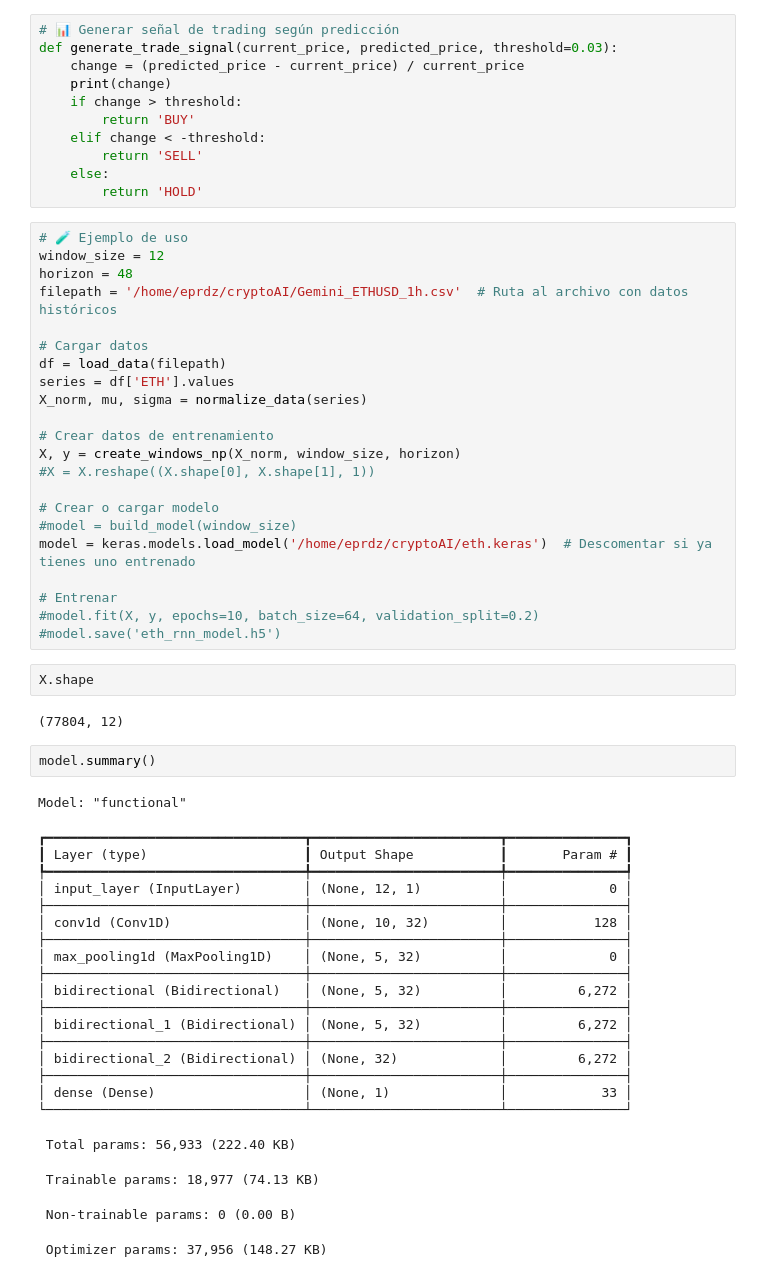
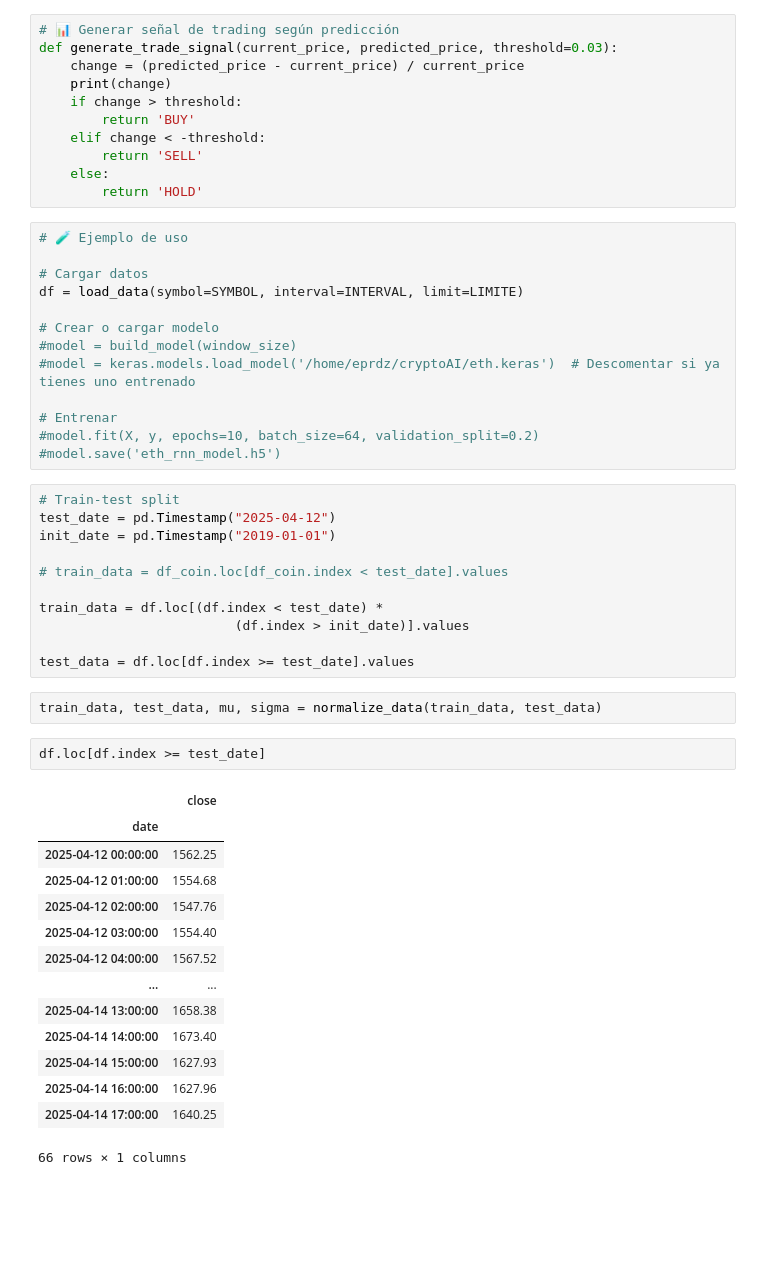
Before and after one commit to eprdz/crypto-prediction, a Jupyter notebook: eth_prediction_updated.ipynb, the cells around one changed output. Saved outputs shown, nothing was run; the diff lists cells and outputs as text; blank space fills up the shorter version.

```diff
--- a/eth_prediction_updated.ipynb
+++ b/eth_prediction_updated.ipynb
@@ -110,52 +107,44 @@ def generate_trade_signal(current_price, predicted_price, threshold=0.03):
         return 'HOLD'
 # %%
 # 🧪 Ejemplo de uso
-window_size = 12
-horizon = 48
-filepath = '/home/eprdz/cryptoAI/Gemini_ETHUSD_1h.csv'  # Ruta al archivo con datos históricos
 
 # Cargar datos
-df = load_data(filepath)
-series = df['ETH'].values
-X_norm, mu, sigma = normalize_data(series)
-
-# Crear datos de entrenamiento
-X, y = create_windows_np(X_norm, window_size, horizon)
-#X = X.reshape((X.shape[0], X.shape[1], 1))
+df = load_data(symbol=SYMBOL, interval=INTERVAL, limit=LIMITE)
 
 # Crear o cargar modelo
 #model = build_model(window_size)
-model = keras.models.load_model('/home/eprdz/cryptoAI/eth.keras')  # Descomentar si ya tienes uno entrenado
+#model = keras.models.load_model('/home/eprdz/cryptoAI/eth.keras')  # Descomentar si ya tienes uno entrenado
 
 # Entrenar
 #model.fit(X, y, epochs=10, batch_size=64, validation_split=0.2)
 #model.save('eth_rnn_model.h5')
-# %%
-X.shape
-# %% [output]
-(77804, 12)
-# %%
-model.summary()
-# %% [output]
-Model: "functional"
-┏━━━━━━━━━━━━━━━━━━━━━━━━━━━━━━━━━┳━━━━━━━━━━━━━━━━━━━━━━━━┳━━━━━━━━━━━━━━━┓
-┃ Layer (type)                    ┃ Output Shape           ┃       Param # ┃
-┡━━━━━━━━━━━━━━━━━━━━━━━━━━━━━━━━━╇━━━━━━━━━━━━━━━━━━━━━━━━╇━━━━━━━━━━━━━━━┩
-│ input_layer (InputLayer)        │ (None, 12, 1)          │             0 │
-├─────────────────────────────────┼────────────────────────┼───────────────┤
-│ conv1d (Conv1D)                 │ (None, 10, 32)         │           128 │
-├─────────────────────────────────┼────────────────────────┼───────────────┤
-│ max_pooling1d (MaxPooling1D)    │ (None, 5, 32)          │             0 │
-├─────────────────────────────────┼────────────────────────┼───────────────┤
-│ bidirectional (Bidirectional)   │ (None, 5, 32)          │         6,272 │
-├─────────────────────────────────┼────────────────────────┼───────────────┤
-│ bidirectional_1 (Bidirectional) │ (None, 5, 32)          │         6,272 │
-├─────────────────────────────────┼────────────────────────┼───────────────┤
-│ bidirectional_2 (Bidirectional) │ (None, 32)             │         6,272 │
-├─────────────────────────────────┼────────────────────────┼───────────────┤
-│ dense (Dense)                   │ (None, 1)              │            33 │
-└─────────────────────────────────┴────────────────────────┴───────────────┘
- Total params: 56,933 (222.40 KB)
- Trainable params: 18,977 (74.13 KB)
- Non-trainable params: 0 (0.00 B)
- Optimizer params: 37,956 (148.27 KB)
+# %%
+# Train-test split
+test_date = pd.Timestamp("2025-04-12")
+init_date = pd.Timestamp("2019-01-01")
+
+# train_data = df_coin.loc[df_coin.index < test_date].values
+
+train_data = df.loc[(df.index < test_date) *
+                         (df.index > init_date)].values
+
+test_data = df.loc[df.index >= test_date].values
+# %%
+train_data, test_data, mu, sigma = normalize_data(train_data, test_data)
+# %%
+df.loc[df.index >= test_date]
+# %% [output]
+|  | close |
+| date |  |
+| 2025-04-12 00:00:00 | 1562.25 |
+| 2025-04-12 01:00:00 | 1554.68 |
+| 2025-04-12 02:00:00 | 1547.76 |
+| 2025-04-12 03:00:00 | 1554.40 |
+| 2025-04-12 04:00:00 | 1567.52 |
+| ... | ... |
+| 2025-04-14 13:00:00 | 1658.38 |
+| 2025-04-14 14:00:00 | 1673.40 |
+| 2025-04-14 15:00:00 | 1627.93 |
+| 2025-04-14 16:00:00 | 1627.96 |
+| 2025-04-14 17:00:00 | 1640.25 |
+66 rows × 1 columns
```
Also changed, not shown: parts of 11 cells of this notebook.
